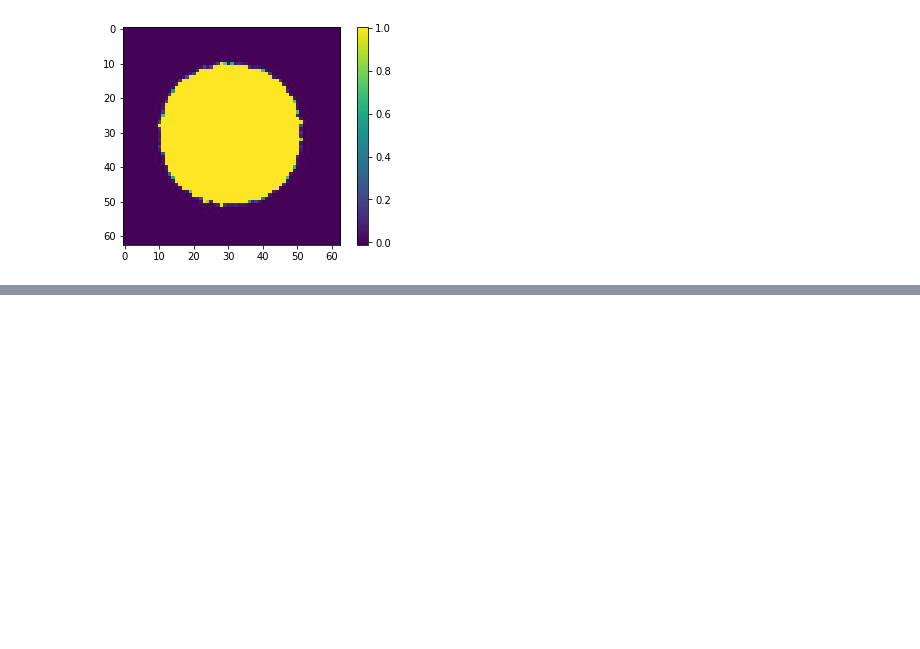
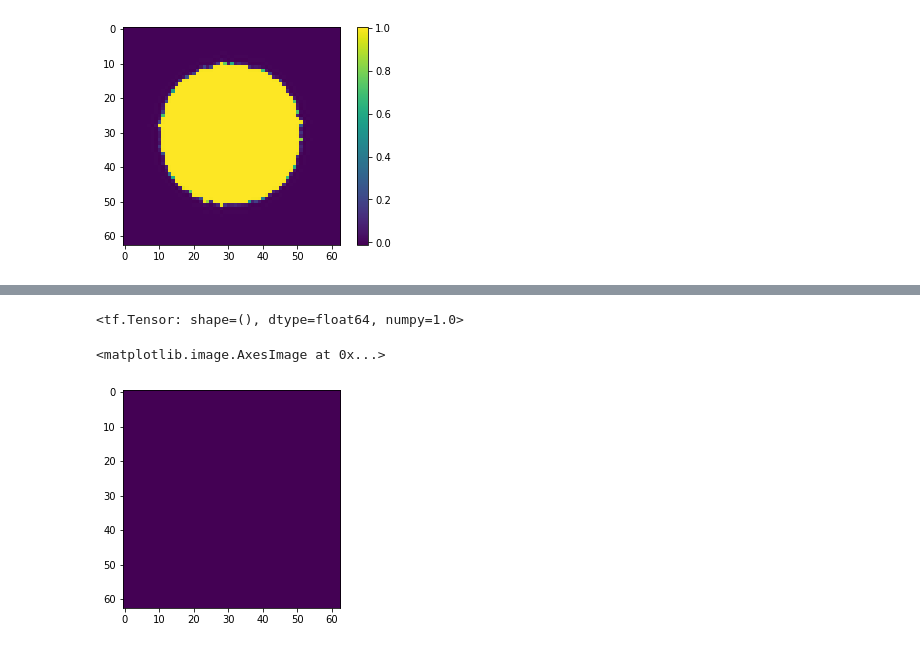
Before and after one commit to kuanrenqian/RecurrentNG, a Jupyter notebook: tensorflow_version/test.ipynb, the cells around one changed output, grey strips where cells are left out. Cells and saved outputs as stored; diff of their text form; code cells hidden in the pictures; blank space fills up the shorter version.

```diff
--- a/tensorflow_version/test.ipynb
+++ b/tensorflow_version/test.ipynb
@@ -48,0 +202,13 @@ plt.colorbar()
+# %%
+i = 10
+j = 30
+tf.cast(phi[i,k]==phi[i-4,j],tf.float64)
+# %% [output]
+<tf.Tensor: shape=(), dtype=float64, numpy=1.0>
+# %%
+ps = np.zeros([Nx,Ny])
+ps[i,k] = tf.cast(phi_sum[i,k],tf.float64) + tf.cast(phi[i,k]==phi[i-4,j],tf.float64)*phi[i-4,j]
+plt.imshow(ps)
+# %% [output]
+<matplotlib.image.AxesImage at 0x...>
+[figure, added]
```
Also changed, not shown: parts of 12 cells of this notebook, 2 other files.
